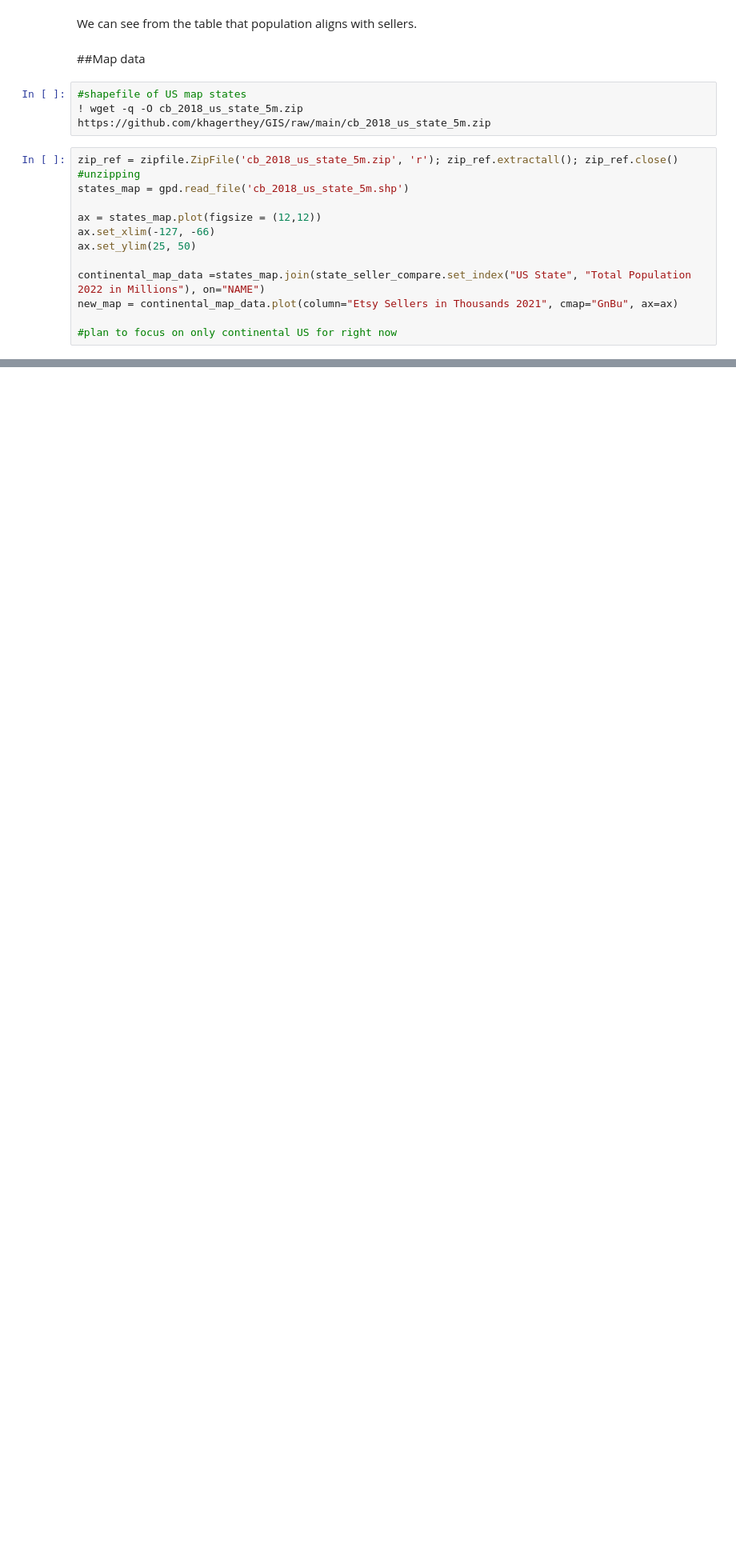
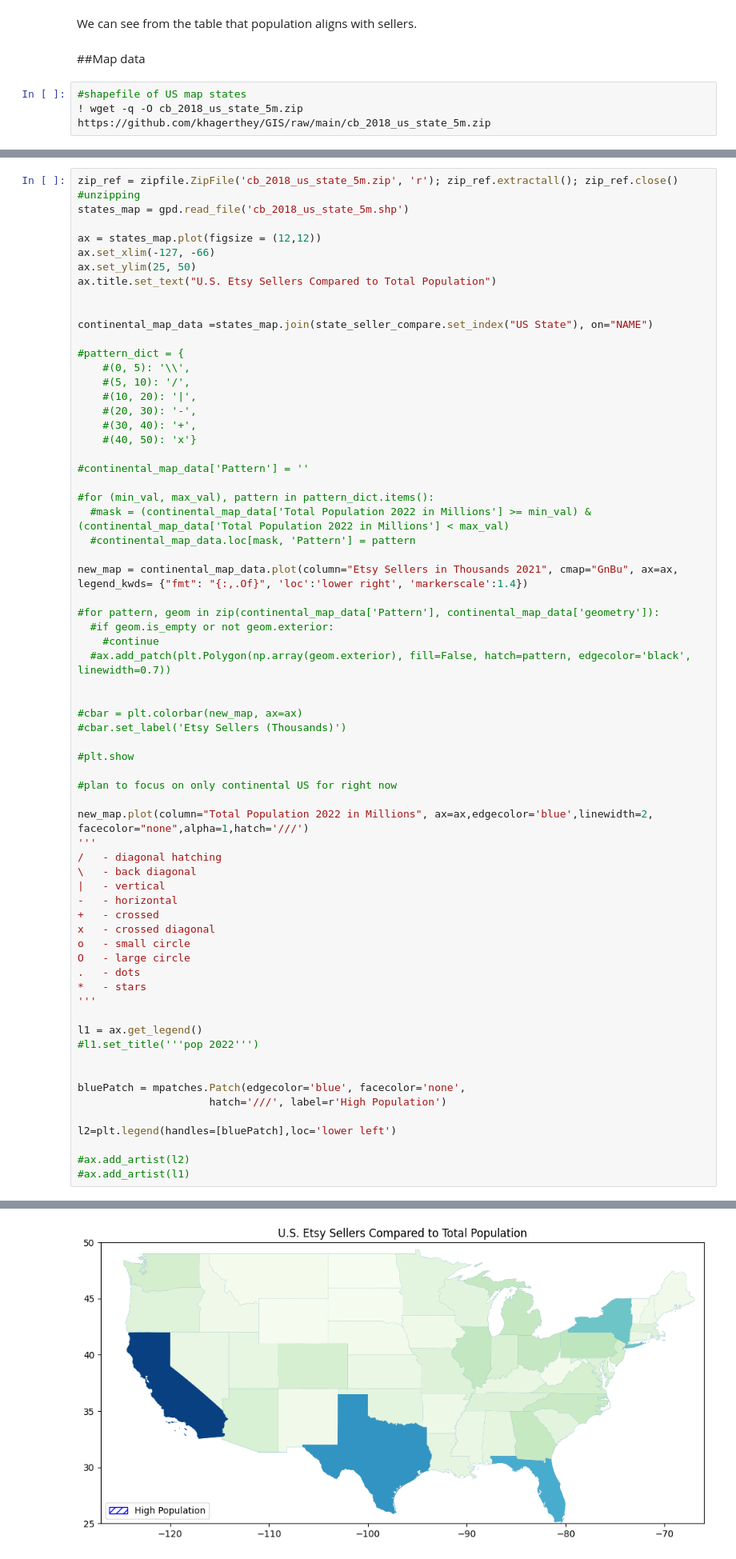
Before and after one commit to khagerthey/GIS, a Jupyter notebook: PS1.ipynb, the cells around one changed output, grey strips where cells are left out. Shown at 80% size. Cells and saved outputs as stored; diff of their text form; blank space fills up the shorter version.

Commit message:
need help w pattern

```diff
--- a/PS1.ipynb
+++ b/PS1.ipynb
@@ -131,15 +136,3 @@ We can see from the table that population aligns with sellers.
 # %%
 #shapefile of US map states
 ! wget -q -O cb_2018_us_state_5m.zip https://github.com/khagerthey/GIS/raw/main/cb_2018_us_state_5m.zip
-# %%
-zip_ref = zipfile.ZipFile('cb_2018_us_state_5m.zip', 'r'); zip_ref.extractall(); zip_ref.close() #unzipping
-states_map = gpd.read_file('cb_2018_us_state_5m.shp')
-
-ax = states_map.plot(figsize = (12,12))
-ax.set_xlim(-127, -66)
-ax.set_ylim(25, 50)
-
-continental_map_data =states_map.join(state_seller_compare.set_index("US State", "Total Population 2022 in Millions"), on="NAME")
-new_map = continental_map_data.plot(column="Etsy Sellers in Thousands 2021", cmap="GnBu", ax=ax)
-
-#plan to focus on only continental US for right now
@@ -149,0 +139,67 @@ new_map = continental_map_data.plot(column="Etsy Sellers in Thousands 2021", cma
+# %%
+zip_ref = zipfile.ZipFile('cb_2018_us_state_5m.zip', 'r'); zip_ref.extractall(); zip_ref.close() #unzipping
+states_map = gpd.read_file('cb_2018_us_state_5m.shp')
+
+ax = states_map.plot(figsize = (12,12))
+ax.set_xlim(-127, -66)
+ax.set_ylim(25, 50)
+ax.title.set_text("U.S. Etsy Sellers Compared to Total Population")
+
+
+continental_map_data =states_map.join(state_seller_compare.set_index("US State"), on="NAME")
+
+#pattern_dict = {
+    #(0, 5): '\\',
+    #(5, 10): '/',
+    #(10, 20): '|',
+    #(20, 30): '-',
+    #(30, 40): '+',
+    #(40, 50): 'x'}
+
+#continental_map_data['Pattern'] = ''
+
+#for (min_val, max_val), pattern in pattern_dict.items():
+  #mask = (continental_map_data['Total Population 2022 in Millions'] >= min_val) & (continental_map_data['Total Population 2022 in Millions'] < max_val)
+  #continental_map_data.loc[mask, 'Pattern'] = pattern
+
+new_map = continental_map_data.plot(column="Etsy Sellers in Thousands 2021", cmap="GnBu", ax=ax, legend_kwds= {"fmt": "{:,.Of}", 'loc':'lower right', 'markerscale':1.4})
+
+#for pattern, geom in zip(continental_map_data['Pattern'], continental_map_data['geometry']):
+  #if geom.is_empty or not geom.exterior:
+    #continue
+  #ax.add_patch(plt.Polygon(np.array(geom.exterior), fill=False, hatch=pattern, edgecolor='black', linewidth=0.7))
+
+
+#cbar = plt.colorbar(new_map, ax=ax)
+#cbar.set_label('Etsy Sellers (Thousands)')
+
+#plt.show
+
+#plan to focus on only continental US for right now
+
+new_map.plot(column="Total Population 2022 in Millions", ax=ax,edgecolor='blue',linewidth=2, facecolor="none",alpha=1,hatch='///')
+'''
+/   - diagonal hatching
+\   - back diagonal
+|   - vertical
+-   - horizontal
++   - crossed
+x   - crossed diagonal
+o   - small circle
+O   - large circle
+.   - dots
+*   - stars
+'''
+
+l1 = ax.get_legend()
+#l1.set_title('''pop 2022''')
+
+
+bluePatch = mpatches.Patch(edgecolor='blue', facecolor='none',
+                     hatch='///', label=r'High Population')
+
+l2=plt.legend(handles=[bluePatch],loc='lower left')
+
+#ax.add_artist(l2)
+#ax.add_artist(l1)
+# %% [output]
@@ -150 +210,2 @@ new_map = continental_map_data.plot(column="Etsy Sellers in Thousands 2021", cma
+[figure, added]
 # %% [markdown]
```
Also changed, not shown: parts of 4 cells of this notebook.
